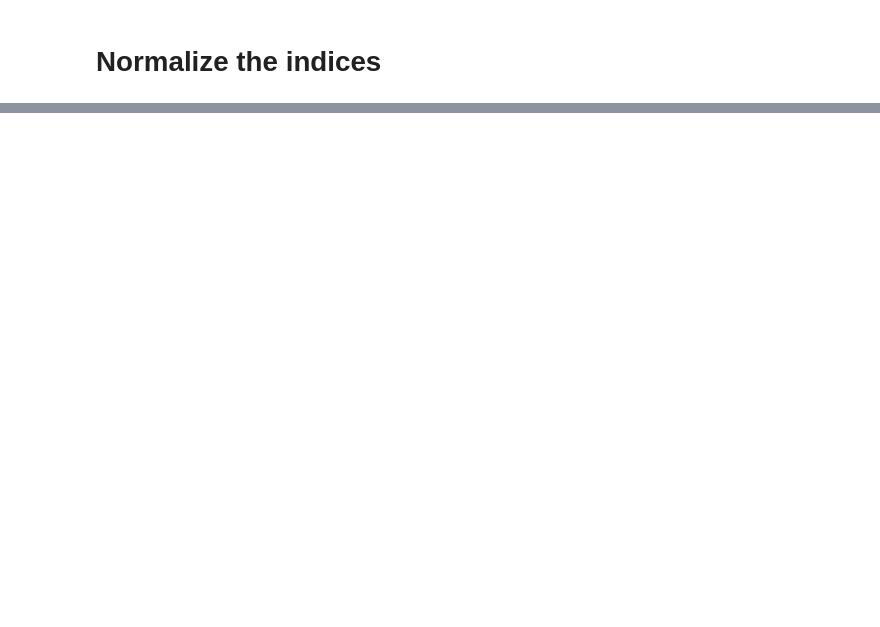
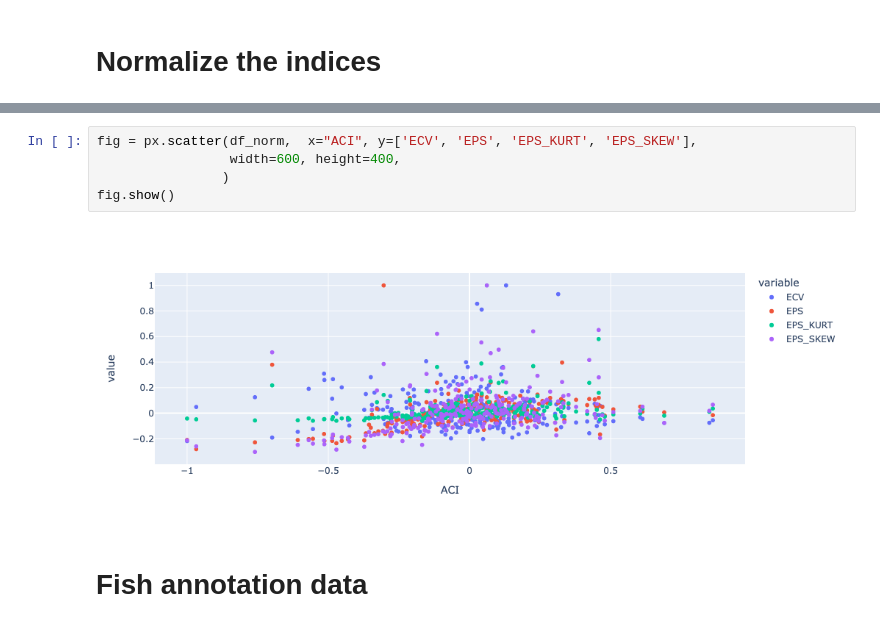
Before and after one commit to Waveform-Analytics/osa-mbon, a Jupyter notebook: initial-data-exploration.ipynb, the cells around one changed output, grey strips where cells are left out. Drawn from its saved outputs; the diff is of its cells as text; blank space fills up the shorter version.

```diff
--- a/initial-data-exploration.ipynb
+++ b/initial-data-exploration.ipynb
@@ -49,0 +99,9 @@ SyntaxError: EOF while scanning triple-quoted string literal (2866274431.py, lin
+# %%
+fig = px.scatter(df_norm,  x="ACI", y=['ECV', 'EPS', 'EPS_KURT', 'EPS_SKEW'],
+                 width=600, height=400,
+                )
+fig.show()
+# %% [output]
+[figure, added]
+# %% [markdown]
+# Fish annotation data
```
Also changed, not shown: parts of 18 cells of this notebook, 2 other files.
